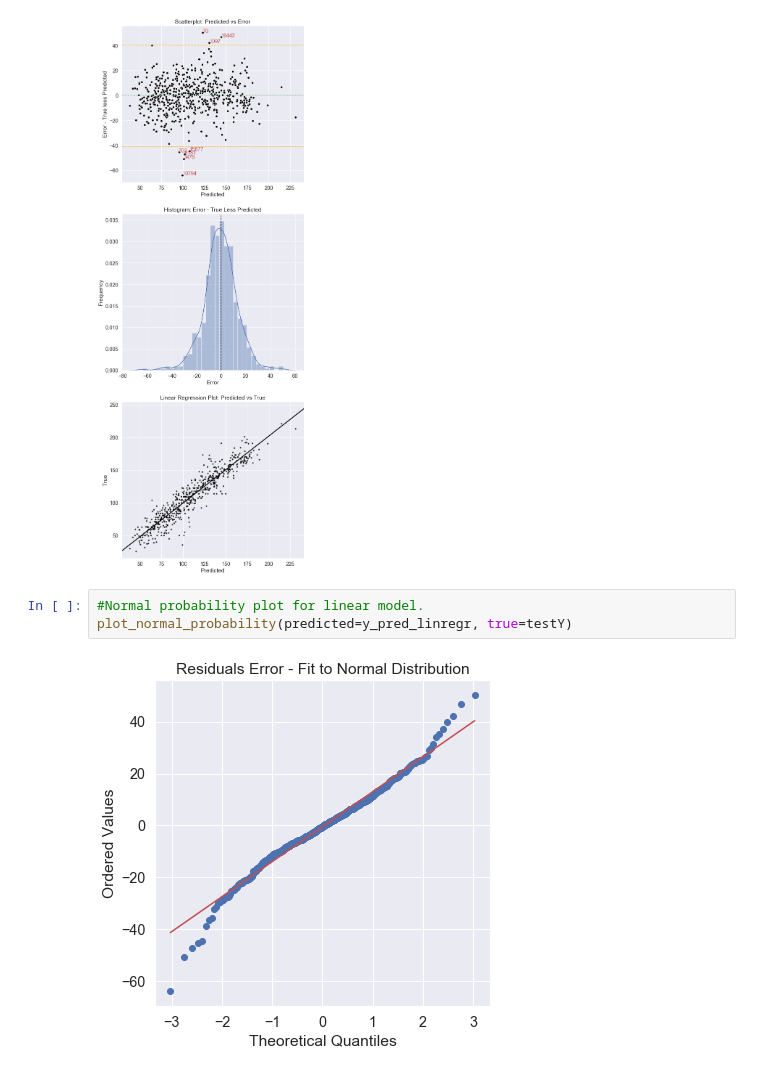
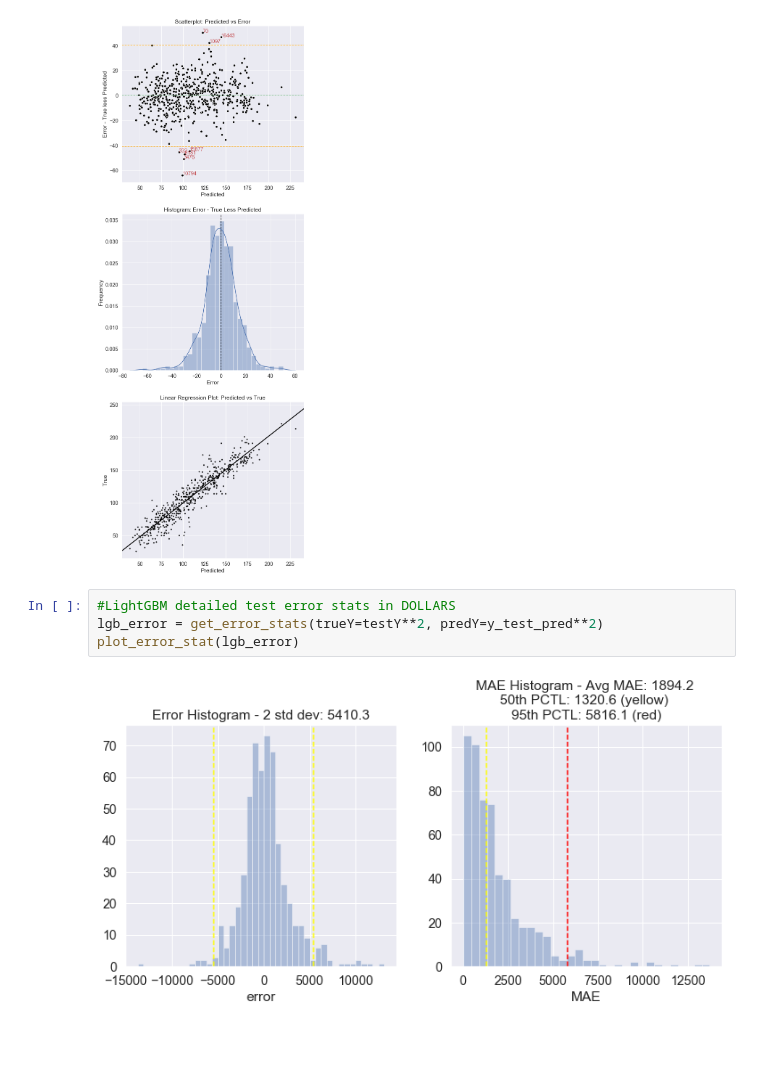
Before and after one commit to jkmackie/car_price_prediction, a Jupyter notebook: jupyter_notebooks/car_algo_final6.ipynb, the cells around one changed output. Saved outputs shown, nothing was run; the diff lists cells and outputs as text; blank space fills up the shorter version.

```diff
--- a/jupyter_notebooks/car_algo_final6.ipynb
+++ b/jupyter_notebooks/car_algo_final6.ipynb
@@ -422,8 +429,9 @@ plot_residuals(predicted=y_pred_linregr, true=testY)
 error count: 563 | error avg: -0.5 | high pred percent: 51.2 | low pred percent: 48.8
 [15677, 70, 16443, 1097, 8181, 3476, 10794, 332]
 [figure]
-# %%
-#Normal probability plot for linear model.
-plot_normal_probability(predicted=y_pred_linregr, true=testY)
-# %% [output]
-[figure, removed]
+# %%
+#LightGBM detailed test error stats in DOLLARS
+lgb_error = get_error_stats(trueY=testY**2, predY=y_test_pred**2)
+plot_error_stat(lgb_error)
+# %% [output]
+[figure, added]
```
Also changed, not shown: parts of 13 cells of this notebook, 1 other file.
